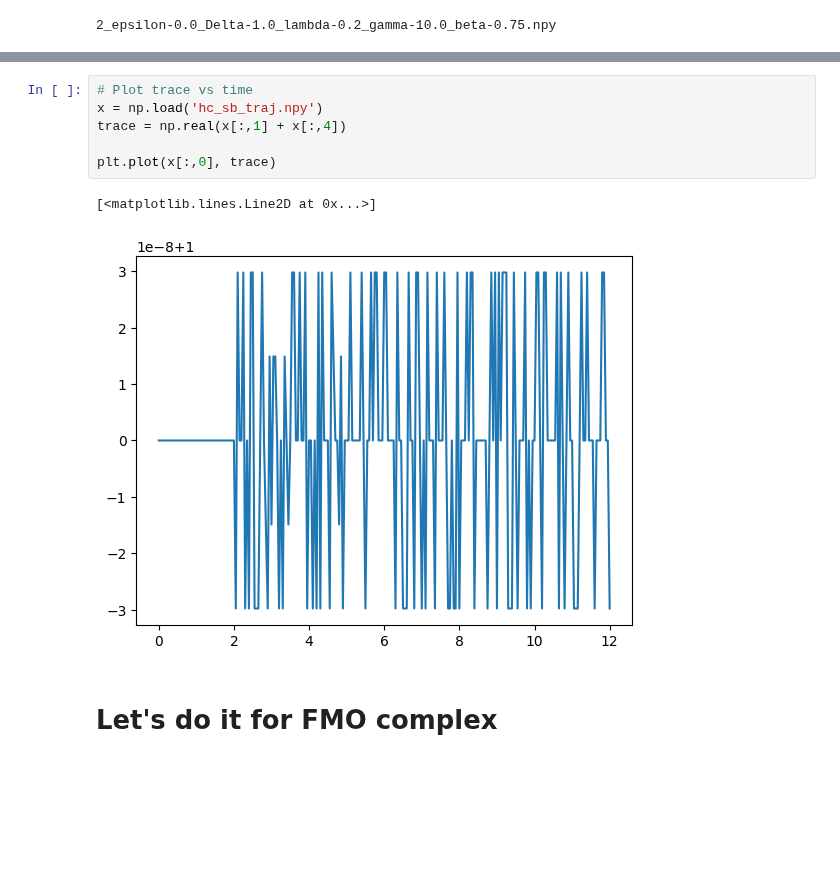
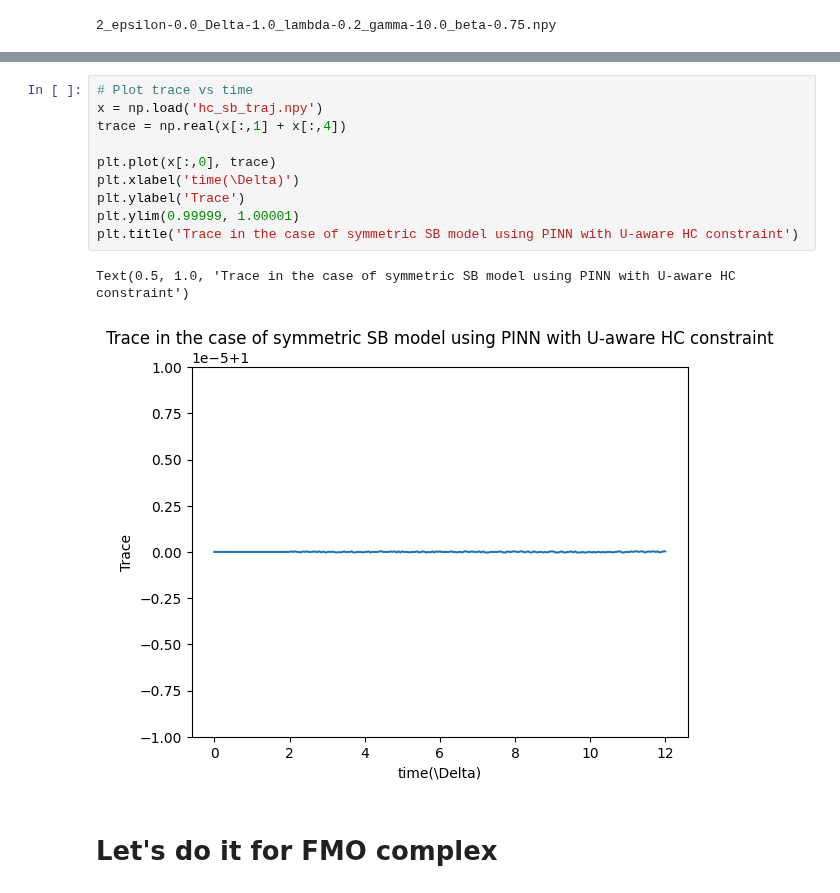
Before and after one commit to Arif-PhyChem/trace_conservation-, a Jupyter notebook: hc_pinn.ipynb, the cells around one changed output, grey strips where cells are left out. Cells and saved outputs as stored; diff of their text form; blank space fills up the shorter version.

```diff
--- a/hc_pinn.ipynb
+++ b/hc_pinn.ipynb
@@ -240,12 +243,16 @@ MLQD is ended at 2024-06-18 10:03:07.299042
 # %%
 # Plot trace vs time
 x = np.load('hc_sb_traj.npy')
 trace = np.real(x[:,1] + x[:,4])
 
 plt.plot(x[:,0], trace)
+plt.xlabel('time(\Delta)')
+plt.ylabel('Trace')
+plt.ylim(0.99999, 1.00001)
+plt.title('Trace in the case of symmetric SB model using PINN with U-aware HC constraint')
 # %% [output]
-[<matplotlib.lines.Line2D at 0x...>]
+Text(0.5, 1.0, 'Trace in the case of symmetric SB model using PINN with U-aware HC constraint')
-[figure, old version]
+[figure, new version]
 # %% [markdown]
 # Let's do it for FMO complex
 # %%
```
Also changed, not shown: parts of 9 cells of this notebook.
